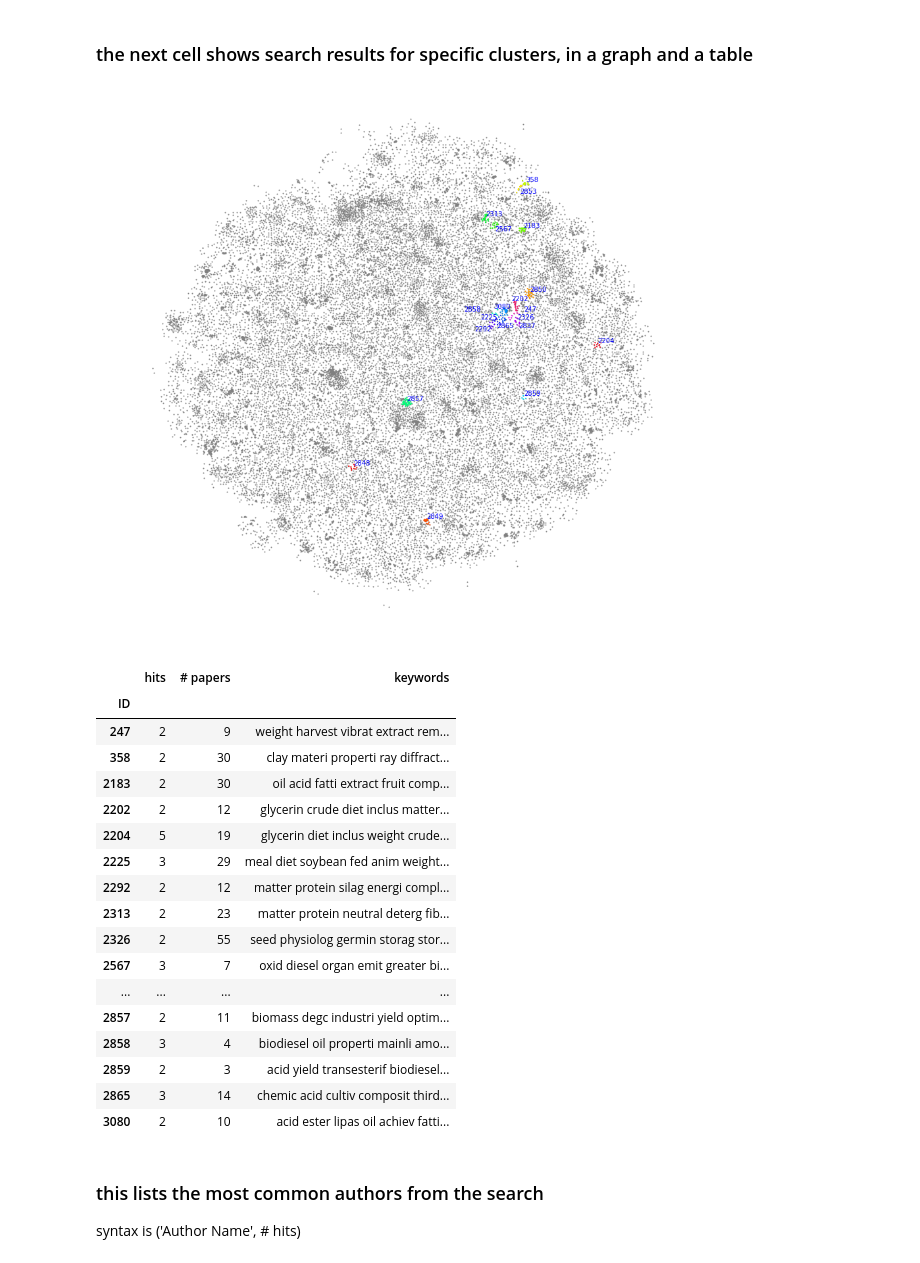
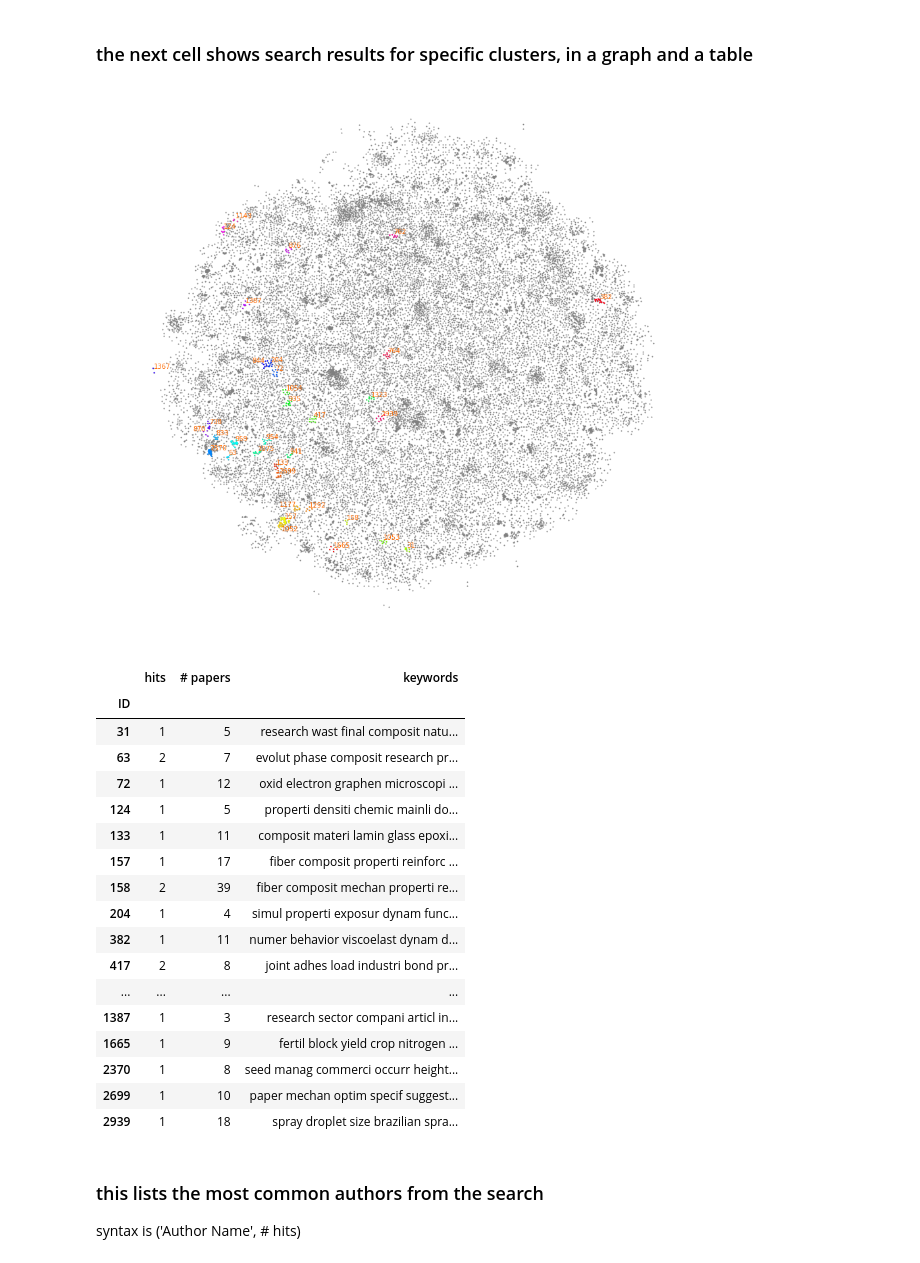
Before and after one commit to eric-protzer/boeing-brazil, a Jupyter notebook: Keyword Search.ipynb, the cells around one changed output. Cells and saved outputs as stored; diff of their text form; code cells hidden in the pictures.

```diff
--- a/Keyword Search.ipynb
+++ b/Keyword Search.ipynb
@@ -71,0 +70,6 @@ query = nltk.word_tokenize('biodiesel')
+# %%
+query = 'aerospace'
+
+query = [ps.stem(item) for item in nltk.word_tokenize(query.lower())]
+
+query
@@ -72,13 +78,9 @@ query = nltk.word_tokenize('biodiesel')
 # %% [markdown]
 ### this is the threshold for the minimum number of papers in a cluster that should contain each keyword. Set to 1 for the broadest possible search and increase if you want more specific resuls.
 # %%
-mycount = 2
+mycount = 1
 # %%
 #don't change anything here
-for i in query:
-    i = i.lower()
-    i = ps.stem(i)
-
 cluster_dict = {}
 cluster_list = []
 count_list = []
@@ -110,51 +112,51 @@ for node in G.nodes():
 # %%
 cluster_results = pd.DataFrame({'ID': cluster_list, 'hits': count_list})
 cluster_results = cluster_results.set_index('ID')
 cluster_results['# papers'] = 0
 cluster_results['keywords'] = ''
 
 for i in range(1,max(groups)+1):
     if i in cluster_results.index.values:
         cluster_results.loc[i, '# papers'] = len(cluster_dict[i]['nodes'])
         cluster_results.loc[i, 'keywords'] = ' '.join(t[0] for t in Counter(groups[i]).most_common(10))
 
 nodehits = copy.deepcopy(nodeframe)
 nodehits['bool'] = nodehits['Group'].isin(list(cluster_results.index))
 nodehits = nodehits[nodehits['bool'] == True]
 nodehits['group_color'] = pd.factorize(nodehits['Group'])[0]
 cluster_results['x'] = nodehits.groupby('Group')['x'].mean()
 cluster_results['y'] = nodehits.groupby('Group')['y'].mean()
 
 fig, ax = plt.subplots(figsize=(15,15))
 ax.axis("off")
 ax.scatter(np.array(nodeframe[['x' ,'y']])[:,0], np.array(nodeframe[['x' ,'y']])[:,1], c="gray", s=1)
 ax.scatter(np.array(nodehits[['x', 'y']])[:,0], np.array(nodehits[['x', 'y']])[:,1], c=list(nodehits['group_color']), cmap = plt.get_cmap("hsv"), s=1)
-texts = [plt.text(list(cluster_results['x'])[i], list(cluster_results['y'])[i], list(set(list(nodehits['Group'])))[i], color='blue') for i in range(len(list(cluster_results['x'])))]
+texts = [plt.text(list(cluster_results['x'])[i], list(cluster_results['y'])[i], list(set(list(nodehits['Group'])))[i], color='#ff6a00') for i in range(len(list(cluster_results['x'])))]
 adjust_text(texts)
 
 cluster_results = cluster_results.drop(['x', 'y'], axis=1)
 plt.show()
 cluster_results
 # %% [output]
-[figure, old version]
+[figure, new version]
 |  | hits | # papers | keywords |
 | ID |  |  |  |
-| 247 | 2 | 9 | weight harvest vibrat extract rem... |
-| 358 | 2 | 30 | clay materi properti ray diffract... |
-| 2183 | 2 | 30 | oil acid fatti extract fruit comp... |
-| 2202 | 2 | 12 | glycerin crude diet inclus matter... |
-| 2204 | 5 | 19 | glycerin diet inclus weight crude... |
-| 2225 | 3 | 29 | meal diet soybean fed anim weight... |
-| 2292 | 2 | 12 | matter protein silag energi compl... |
-| 2313 | 2 | 23 | matter protein neutral deterg fib... |
-| 2326 | 2 | 55 | seed physiolog germin storag stor... |
-| 2567 | 3 | 7 | oxid diesel organ emit greater bi... |
+| 31 | 1 | 5 | research wast final composit natu... |
+| 63 | 2 | 7 | evolut phase composit research pr... |
+| 72 | 1 | 12 | oxid electron graphen microscopi ... |
+| 124 | 1 | 5 | properti densiti chemic mainli do... |
+| 133 | 1 | 11 | composit materi lamin glass epoxi... |
+| 157 | 1 | 17 | fiber composit properti reinforc ... |
+| 158 | 2 | 39 | fiber composit mechan properti re... |
+| 204 | 1 | 4 | simul properti exposur dynam func... |
+| 382 | 1 | 11 | numer behavior viscoelast dynam d... |
+| 417 | 2 | 8 | joint adhes load industri bond pr... |
 | ... | ... | ... | ... |
-| 2857 | 2 | 11 | biomass degc industri yield optim... |
-| 2858 | 3 | 4 | biodiesel oil properti mainli amo... |
-| 2859 | 2 | 3 | acid yield transesterif biodiesel... |
-| 2865 | 3 | 14 | chemic acid cultiv composit third... |
-| 3080 | 2 | 10 | acid ester lipas oil achiev fatti... |
+| 1387 | 1 | 3 | research sector compani articl in... |
+| 1665 | 1 | 9 | fertil block yield crop nitrogen ... |
+| 2370 | 1 | 8 | seed manag commerci occurr height... |
+| 2699 | 1 | 10 | paper mechan optim specif suggest... |
+| 2939 | 1 | 18 | spray droplet size brazilian spra... |
 # %%
 #don't change anything here
 authors = []
```
Also changed, not shown: parts of 5 cells of this notebook.
